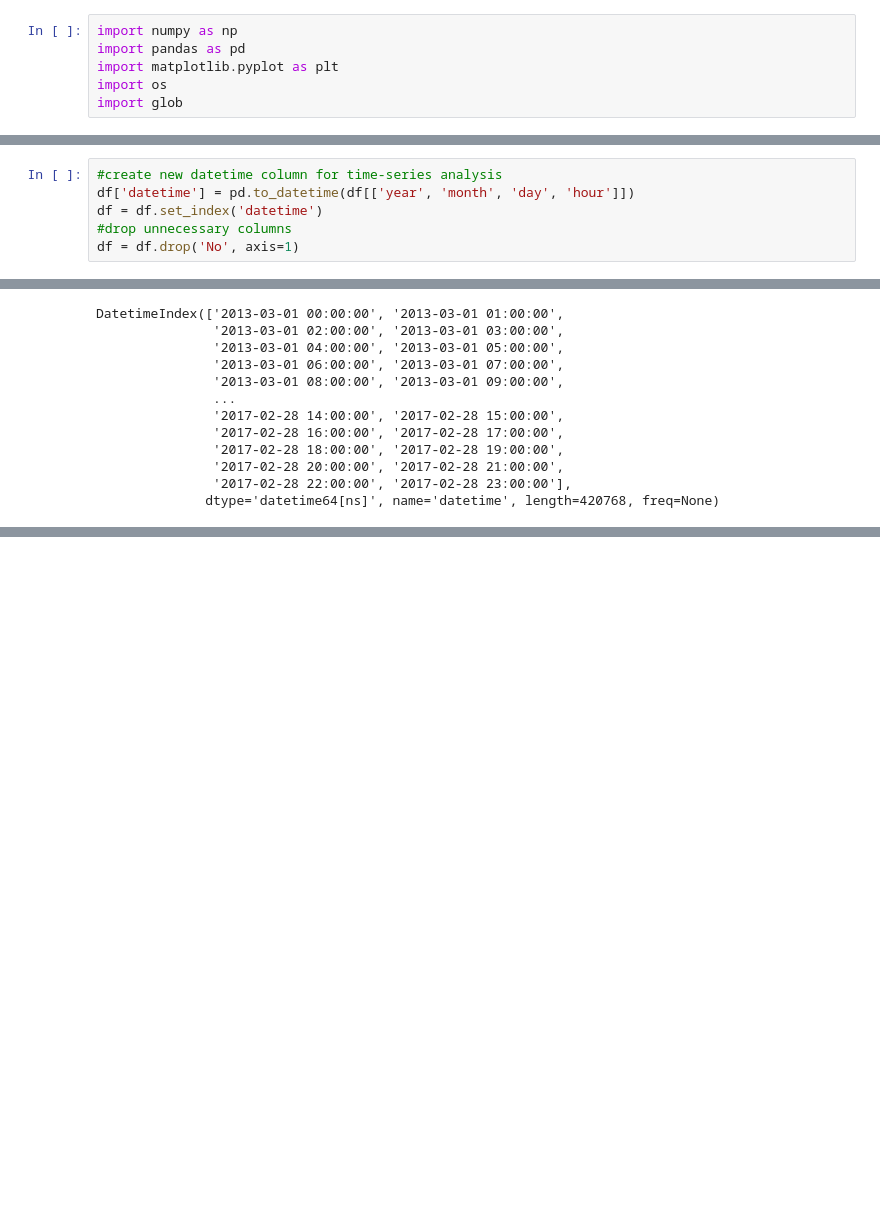
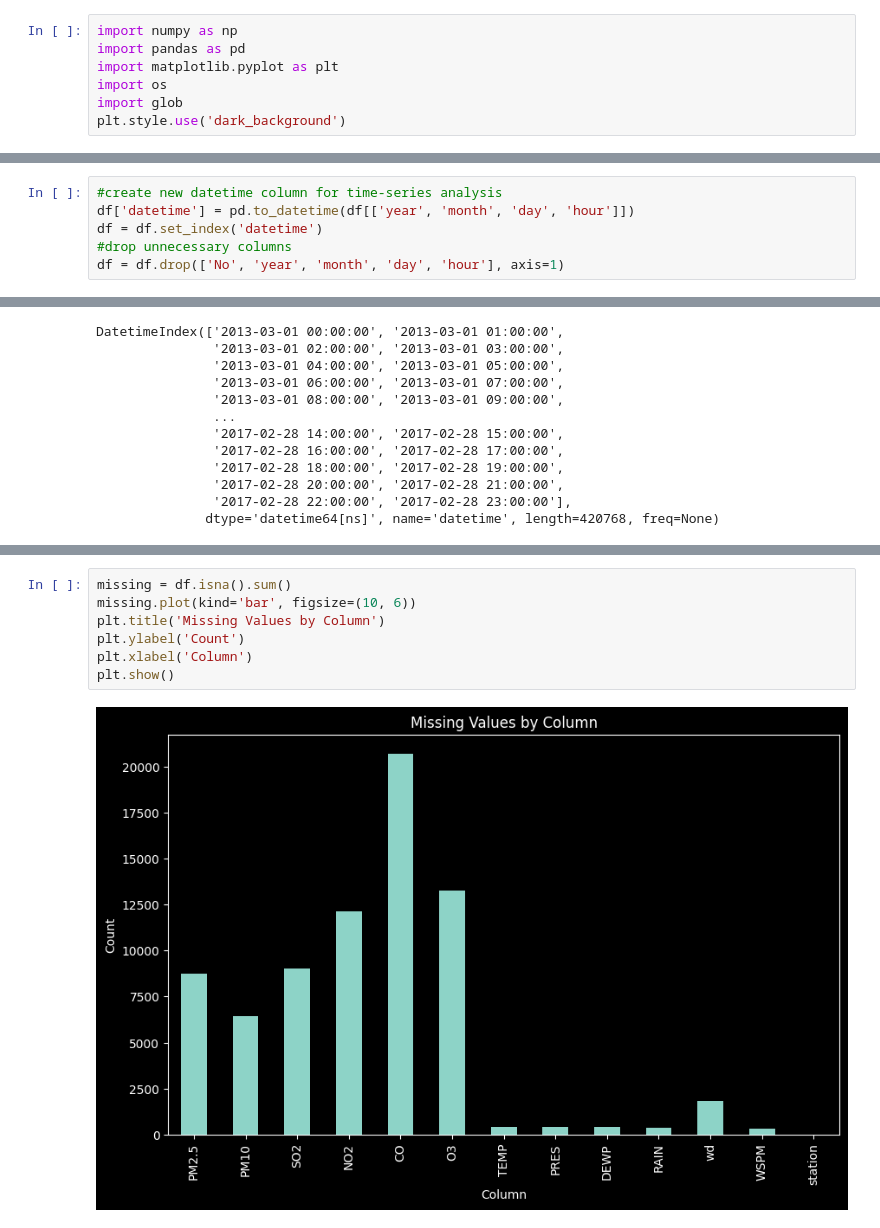
Before and after one commit to justinwhare/Air-Quality-Forecasting, a Jupyter notebook: load_data.ipynb, the cells around one changed output, grey strips where cells are left out. Saved outputs shown, nothing was run; the diff lists cells and outputs as text; blank space fills up the shorter version.

```diff
--- a/load_data.ipynb
+++ b/load_data.ipynb
@@ -4,6 +4,7 @@ import pandas as pd
 import matplotlib.pyplot as plt
 import os
 import glob
+plt.style.use('dark_background')
 # %% [markdown]
 The dataset is comprised of data from 12 weather stations in China, containing information about 6 particulate and pollutant levels as well as weather data.
 Obtained from:
@@ -49,7 +48,7 @@ df.describe()
 df['datetime'] = pd.to_datetime(df[['year', 'month', 'day', 'hour']])
 df = df.set_index('datetime')
 #drop unnecessary columns
-df = df.drop('No', axis=1)
+df = df.drop(['No', 'year', 'month', 'day', 'hour'], axis=1)
 # %%
 df.index
 # %% [output]
@@ -76,0 +76,9 @@ Shape of df: (420768, 17)
+# %%
+missing = df.isna().sum()
+missing.plot(kind='bar', figsize=(10, 6))
+plt.title('Missing Values by Column')
+plt.ylabel('Count')
+plt.xlabel('Column')
+plt.show()
+# %% [output]
+[figure, added]
```
Also changed, not shown: parts of 5 cells of this notebook.
